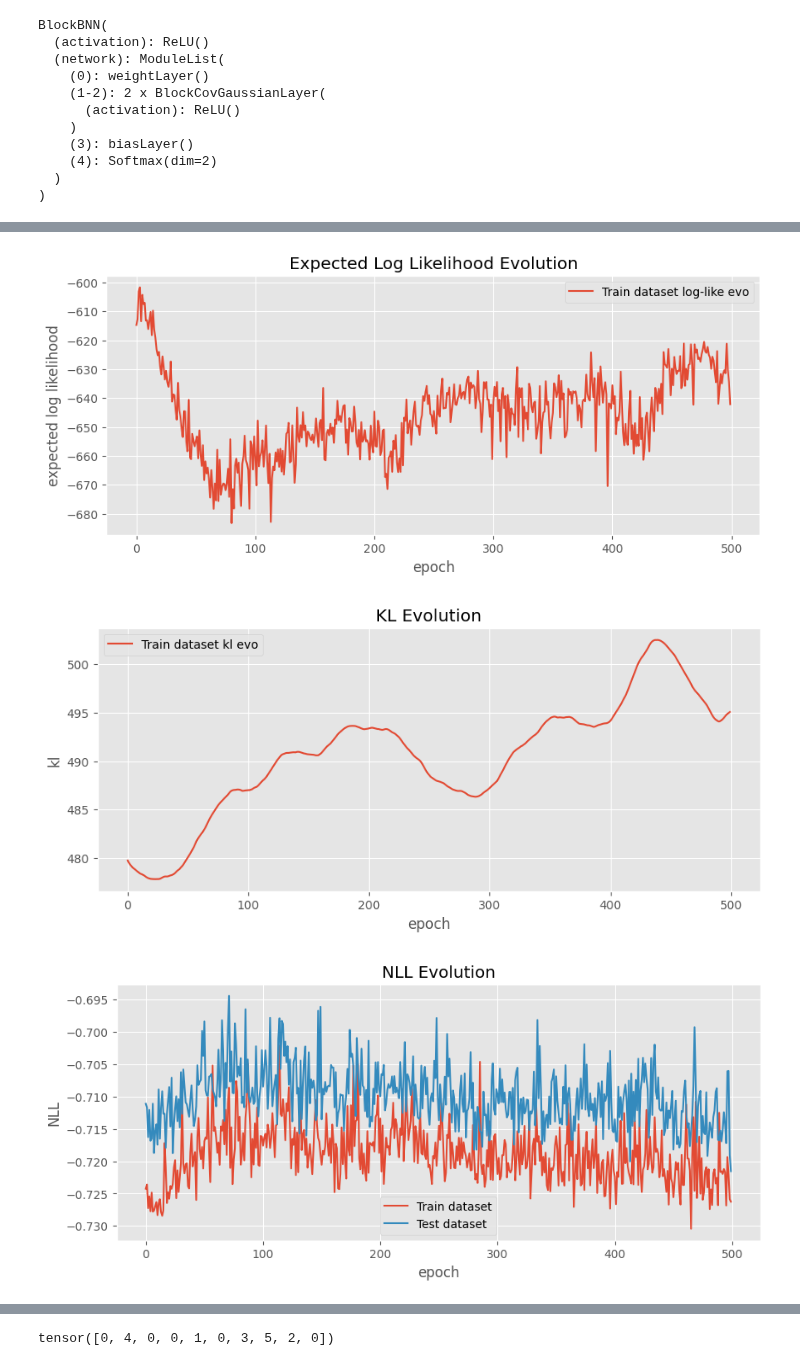
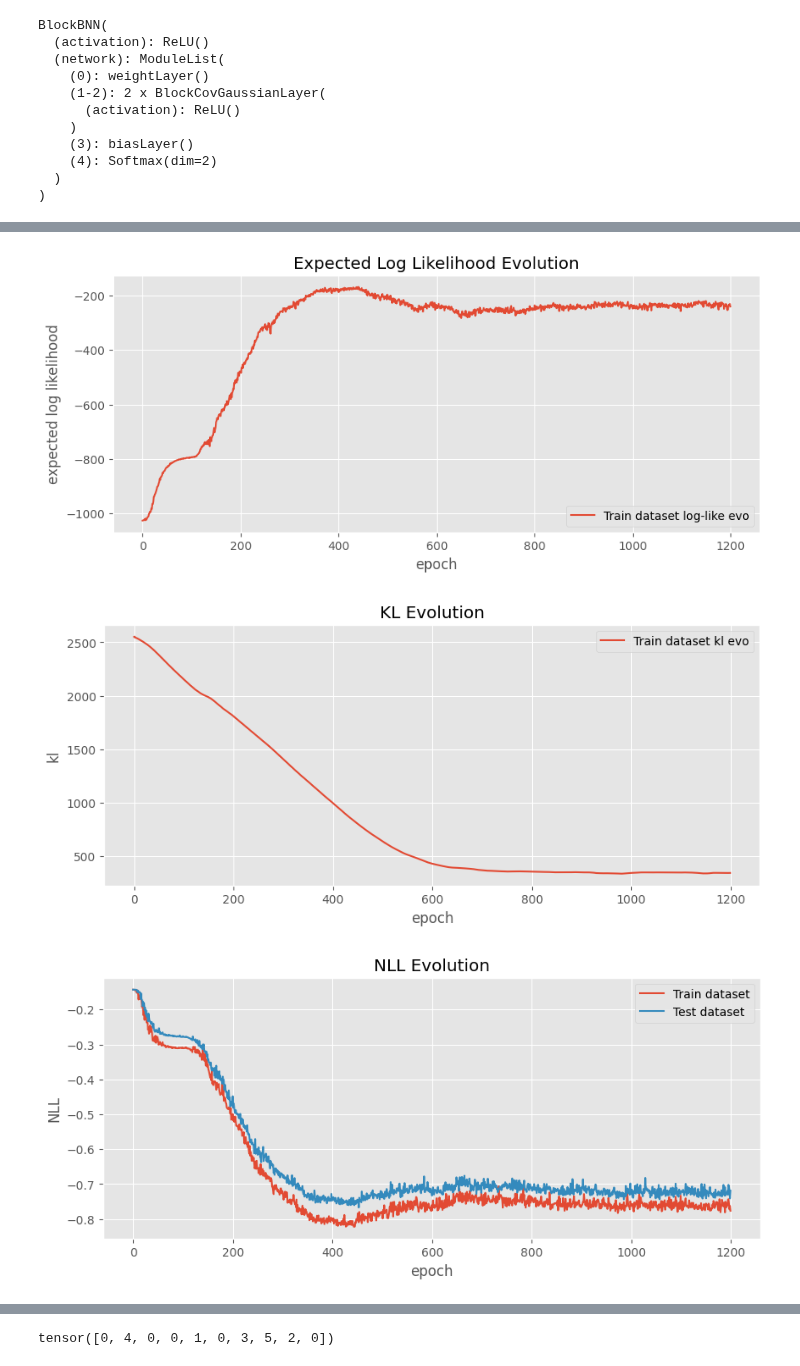
Before and after one commit to Marco-Gal/Bayesian-Neural-Network-Project, a Jupyter notebook: Boston Dataset Experiments/Obesity/Block BBB/off Block diag.ipynb, the cells around one changed output, grey strips where cells are left out. Cells and saved outputs as stored; diff of their text form; code cells hidden in the pictures.

```diff
--- a/Boston Dataset Experiments/Obesity/Block BBB/off Block diag.ipynb
+++ b/Boston Dataset Experiments/Obesity/Block BBB/off Block diag.ipynb
@@ -33,7 +33,7 @@ y['NObeyesdad'] = y['NObeyesdad'].astype('category').cat.codes
 
 # Convert to tensor
 y_tensor = torch.tensor(y['NObeyesdad'].to_numpy(), dtype=torch.long)
-x_tr, x_te, y_tr, y_te = train_test_split(X_tensor, y_tensor, test_size=0.3, random_state=42)
+x_tr, x_te, y_tr, y_te = train_test_split(X_tensor, y_tensor, test_size=0.75, random_state=42)
 
 #try standardising
 x_mean, x_std = x_tr.mean(dim=0), x_tr.std(dim=0)
@@ -47,7 +47,8 @@ class BlockCovGaussianLayer(nn.Module):
         output_dim,
         prior_var=1,
         pre_trained_values=None,
-        activation = nn.ReLU()
+        activation = nn.ReLU(),
+        init_var=1e-3
     ):
         super(BlockCovGaussianLayer,self).__init__()
         self.input_dim = input_dim
@@ -58,14 +59,25 @@ class BlockCovGaussianLayer(nn.Module):
         # Prior parameters
         if pre_trained_values is None:
             self.mu_p = torch.zeros(self.param_dim)
-            self.chol_p = torch.eye(self.param_dim) * torch.sqrt(torch.tensor(prior_var))
+            chol_p = torch.eye(self.param_dim)
+
+            # bias prior
+            chol_p[:self.input_dim, :self.input_dim] *= torch.sqrt(torch.tensor(prior_var))
+
+            # weight prior
+            chol_p[self.input_dim: , :self.input_dim:] *= torch.sqrt(torch.tensor(prior_var * 2 / self.output_dim))
+
+
+            # Assign the result to self.chol_p
+            self.chol_p = chol_p
         else:
             self.mu_p = pre_trained_values["mu_p"]
             self.chol_p = pre_trained_values["chol_p"]
 
         # Variational parameters
         self.mu_q = nn.Parameter(torch.zeros(self.param_dim))
-        self.chol_q = nn.Parameter(torch.eye(self.param_dim) * torch.log(torch.tensor(prior_var)))
+        # self.chol_q = nn.Parameter(torch.eye(self.param_dim) * torch.log(torch.tensor(prior_var)))
+        self.chol_q = nn.Parameter(torch.eye(self.param_dim)*torch.log((torch.tensor(init_var))))
 
     def p(self):
         """Weight prior distribution"""
@@ -98,7 +110,8 @@ class weightLayer(nn.Module):
         input_dim,
         output_dim,
         prior_var=1,
-        pre_trained_values=None
+        pre_trained_values=None,
+        init_var=1e-3
         ):
         super(weightLayer,self).__init__()
 
@@ -108,13 +121,15 @@ class weightLayer(nn.Module):
         # Prior parameters
         if pre_trained_values is None:
             self.mu_p = torch.zeros(self.input_dim*self.output_dim)
-            self.chol_p = torch.eye(self.input_dim*self.output_dim) * torch.sqrt(torch.tensor(prior_var))
+            self.chol_p = torch.eye(self.input_dim*self.output_dim) * torch.sqrt(torch.tensor(prior_var * 2 / self.output_dim))#* torch.sqrt(torch.tensor(prior_var))
         else:
             self.mu_p = pre_trained_values["mu_p"]
             self.chol_p = pre_trained_values["chol_p"]
 
         self.mu_q = nn.Parameter(torch.zeros(self.input_dim*self.output_dim),requires_grad=True)
-        self.chol_q = nn.Parameter(torch.eye(self.input_dim*self.output_dim)*torch.log((torch.tensor(prior_var)))) # might want to reduce this to speed up learning
+        # self.chol_q = nn.Parameter(torch.eye(self.input_dim*self.output_dim)*torch.log((torch.tensor(prior_var)))) # might want to reduce this to speed up learning
+        self.chol_q = nn.Parameter(torch.eye(self.input_dim*self.output_dim)*torch.log((torch.tensor(init_var)))) # might want to reduce this to speed up learning
+
 
     def p(self):
         """Weight prior distribution"""
@@ -145,7 +160,9 @@ class biasLayer(nn.Module):
         input_dim,
         output_dim,
         prior_var=1,
-        pre_trained_values=None
+        pre_trained_values=None,
+        init_var=1e-3
+
         ):
         super(biasLayer,self).__init__()
 
@@ -162,7 +179,7 @@ class biasLayer(nn.Module):
             self.chol_p = pre_trained_values["chol_p"]
 
         self.mu_q = nn.Parameter(torch.zeros(self.input_dim),requires_grad=True)
-        self.chol_q = nn.Parameter(torch.eye(self.input_dim)*torch.log((torch.tensor(prior_var)))) # might want to reduce this to speed up learning
+        self.chol_q = nn.Parameter(torch.eye(self.input_dim)*torch.log((torch.tensor(init_var)))) # might want to reduce this to speed up learning
 
     def p(self):
         """Weight bias distribution"""
@@ -300,7 +317,7 @@ tr_nll_loss_evo = []
 te_nll_loss_evo = []
 aux_loss = nn.NLLLoss()
 
-for epoch in tqdm(range(500)):  # epochs
+for epoch in tqdm(range(1200)):  # epochs
     opt.zero_grad()
 
     l, ll, kl = bnn_model.loss(x_tr, y_tr, num_samples = 100)
@@ -352,6 +369,6 @@ plt.show()
-[figure, old version]
+[figure, new version]
-[figure, old version]
+[figure, new version]
-[figure, old version]
+[figure, new version]
 # %%
 preds = bnn_model(x_te,1000)
 mean_preds = preds.mean(0)
```
Also changed, not shown: parts of 4 cells of this notebook, 9 other files.
